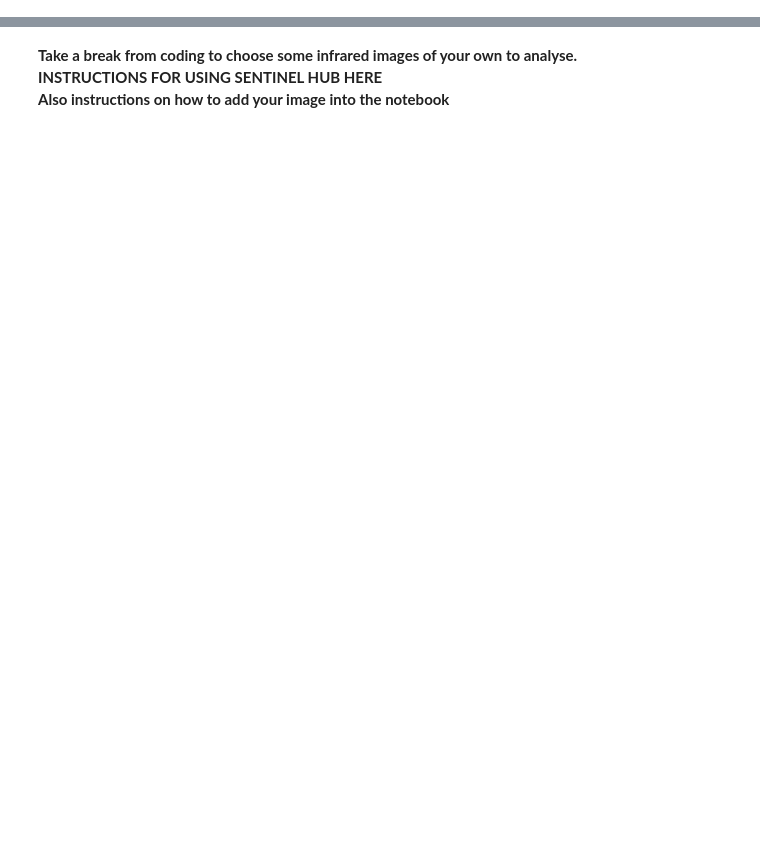
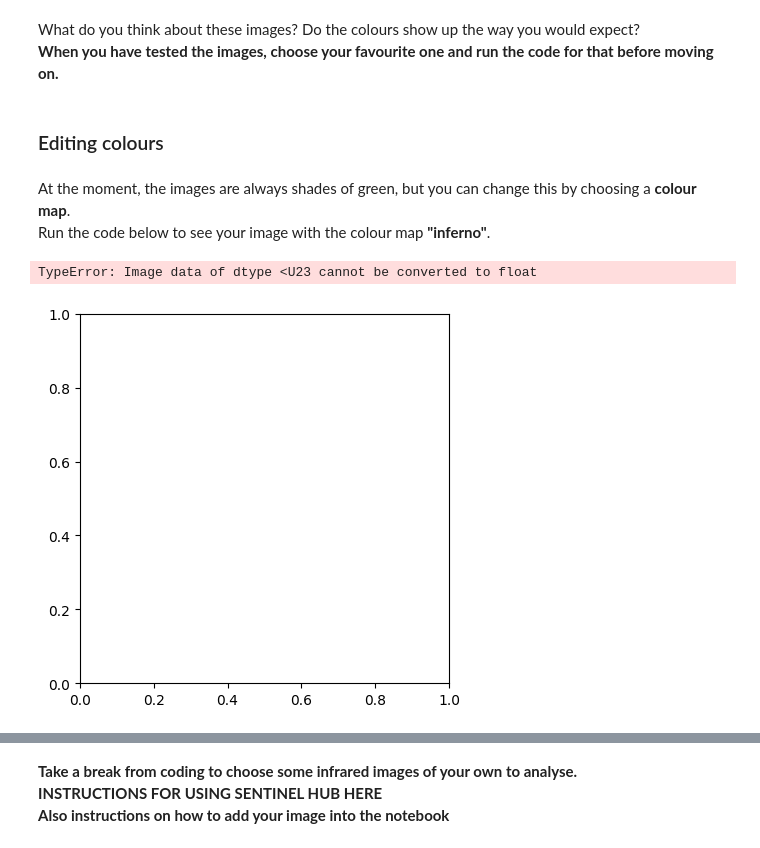
Before and after one commit to hermonochy/satellite-imagery, a Jupyter notebook: content/CCC/CreativeComputingClub.ipynb, the cells around one changed output, grey strips where cells are left out. Drawn from its saved outputs; the diff is of its cells as text; code cells hidden in the pictures; blank space fills up the shorter version.

```diff
--- a/content/CCC/CreativeComputingClub.ipynb
+++ b/content/CCC/CreativeComputingClub.ipynb
@@ -50,0 +56,15 @@ NameError: name 'plt' is not defined
+# %% [markdown]
+What do you think about these images? Do the colours show up the way you would expect?<br>
+<strong>When you have tested the images, choose your favourite one and run the code for that before moving on.</strong>
+# %% [markdown]
+<h3>Editing colours</h3>
+# %% [markdown]
+At the moment, the images are always shades of green, but you can change this by choosing a <strong>colour map</strong>.
+<br>
+Run the code below to see your image with the colour map <strong>"inferno"</strong>.
+# %%
+plt.imshow(practice_Image, cmap="inferno")
+s.tidy_plot()
+# %% [output]
+TypeError: Image data of dtype <U23 cannot be converted to float
+[figure, added]
```
Also changed, not shown: parts of 34 cells of this notebook, 5 other files.
